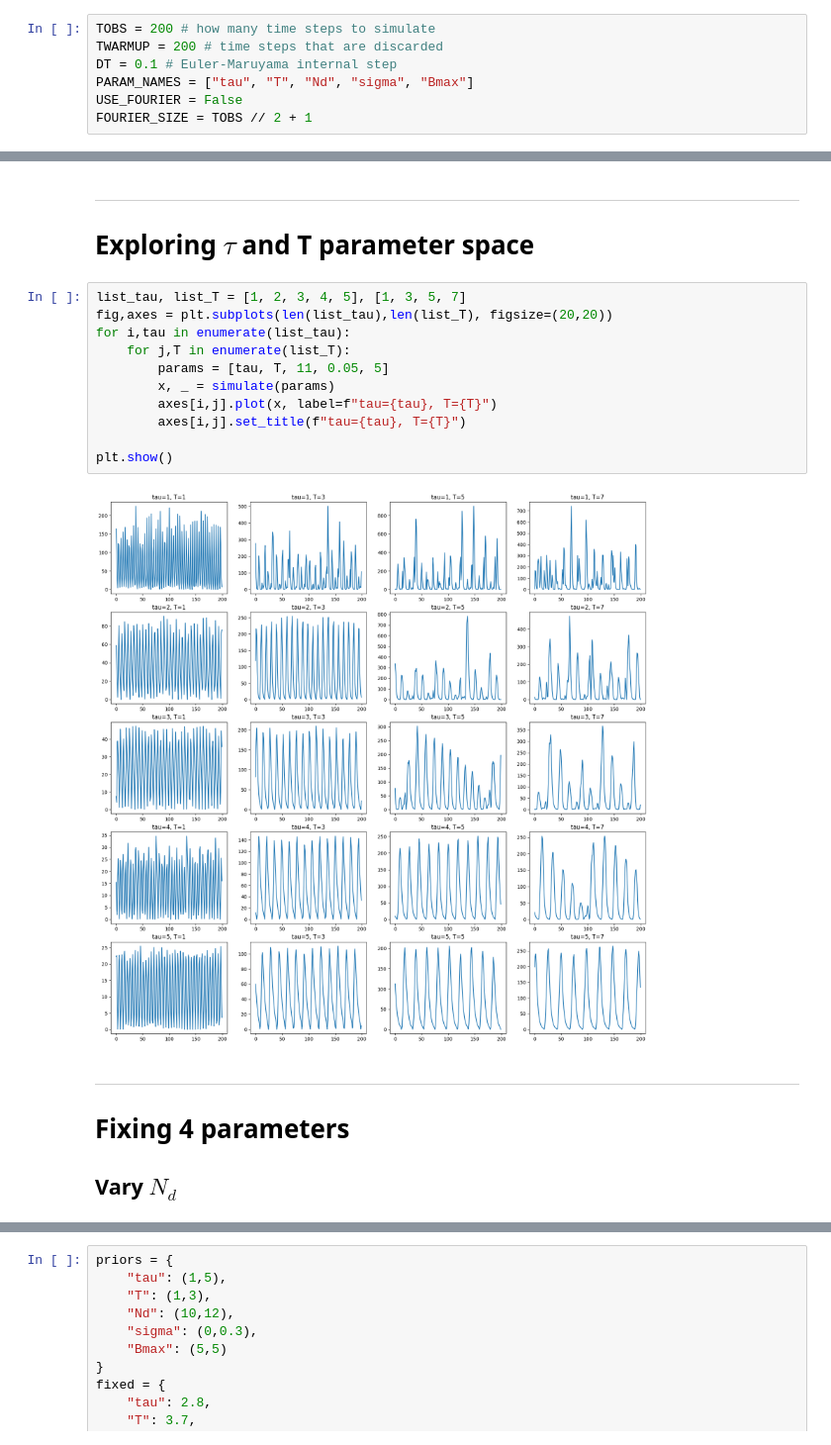
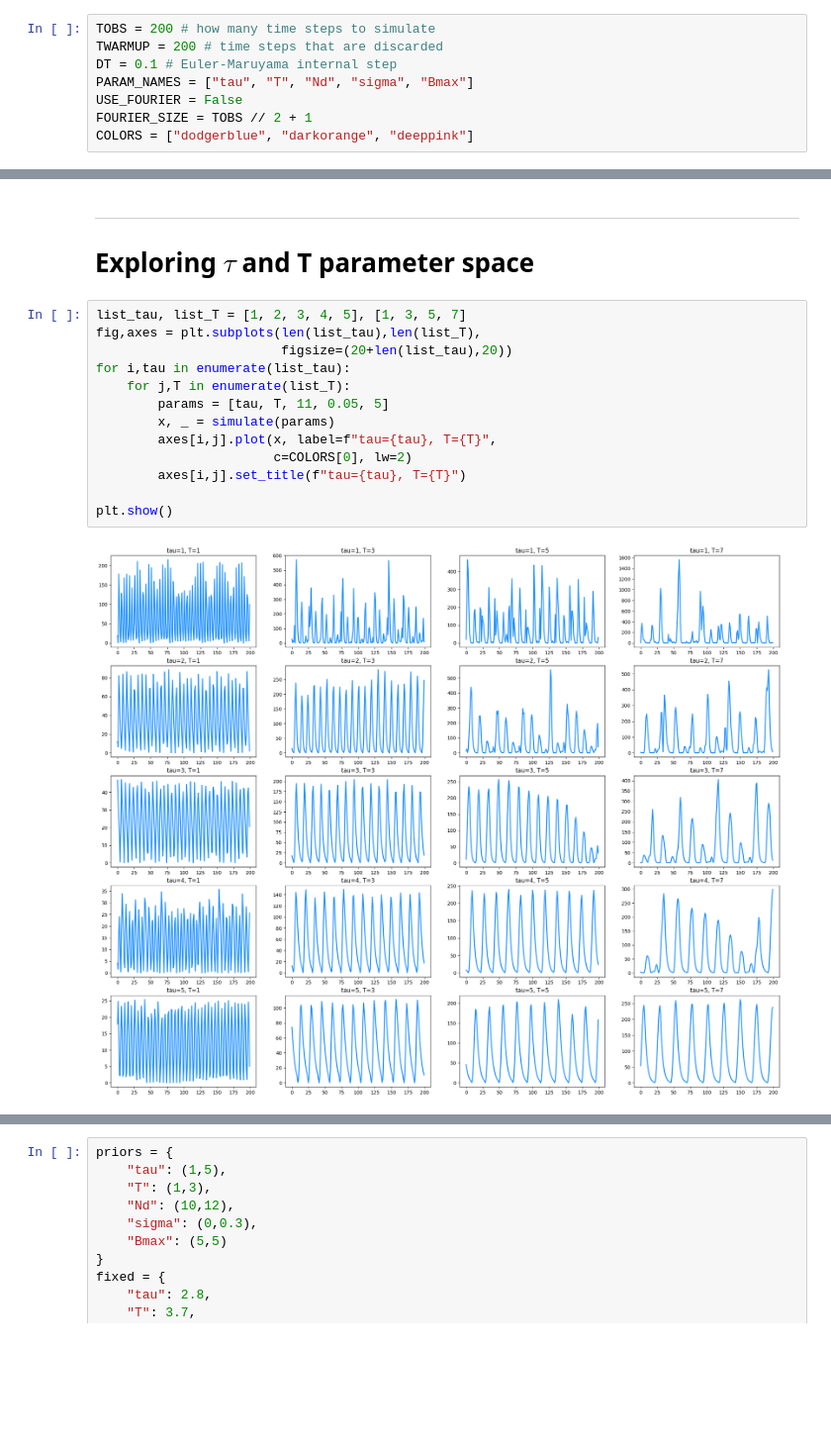
Before and after one commit to AlbertoCasellato/AdvancedTopicsInPhysicsOfData-Project, a Jupyter notebook: SolarDynamo_ENCA.ipynb, the cells around one changed output, grey strips where cells are left out. Shown at 99% size. Saved outputs shown, nothing was run; the diff lists cells and outputs as text; blank space fills up the shorter version.

Commit message:
little update on plots graphics

```diff
--- a/SolarDynamo_ENCA.ipynb
+++ b/SolarDynamo_ENCA.ipynb
@@ -27,3 +27,4 @@ DT = 0.1 # Euler-Maruyama internal step
 PARAM_NAMES = ["tau", "T", "Nd", "sigma", "Bmax"]
 USE_FOURIER = False
 FOURIER_SIZE = TOBS // 2 + 1
+COLORS = ["dodgerblue", "darkorange", "deeppink"]
@@ -437,18 +442,16 @@ def run(fixed, priors, data, n_summary=None, epochs=200,
 # Exploring $\tau$ and T parameter space
 # %%
 list_tau, list_T = [1, 2, 3, 4, 5], [1, 3, 5, 7]
-fig,axes = plt.subplots(len(list_tau),len(list_T), figsize=(20,20))
+fig,axes = plt.subplots(len(list_tau),len(list_T),
+                        figsize=(20+len(list_tau),20))
 for i,tau in enumerate(list_tau):
     for j,T in enumerate(list_T):
         params = [tau, T, 11, 0.05, 5]
         x, _ = simulate(params)
-        axes[i,j].plot(x, label=f"tau={tau}, T={T}")
+        axes[i,j].plot(x, label=f"tau={tau}, T={T}",
+                       c=COLORS[0], lw=2)
         axes[i,j].set_title(f"tau={tau}, T={T}")
 
 plt.show()
 # %% [output]
-[figure, old version]
+[figure, new version]
-# %% [markdown]
----
-# Fixing 4 parameters
-## Vary $N_d$
```
Also changed, not shown: parts of 38 cells of this notebook, 1 other file.
